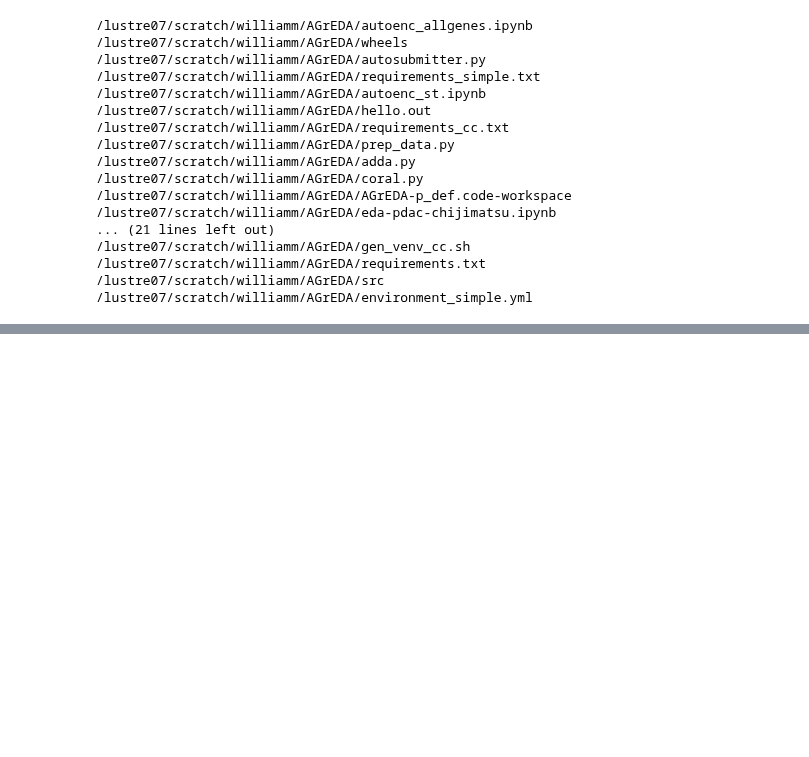
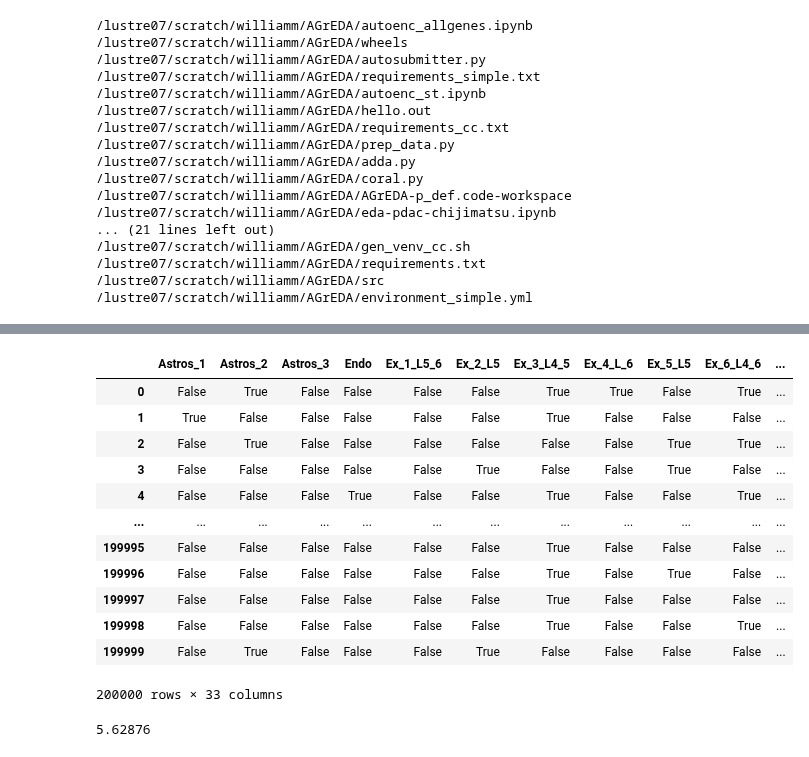
Before and after one commit to williamrobotma/AGrEDA, a Jupyter notebook: scratch.ipynb, the cells around one changed output, grey strips where cells are left out. Cells and saved outputs as stored; diff of their text form; code cells hidden in the pictures; blank space fills up the shorter version.

```diff
--- a/scratch.ipynb
+++ b/scratch.ipynb
@@ -544,0 +654,23 @@ for name in glob.iglob("/lustre07/scratch/williamm/AGrEDA/*"):
+# %%
+labs_stds = labs_df.std(axis="columns")
+# %%
+labs_high_val = labs_df.agg(lambda col: col > 1/8 - labs_stds, axis=0)
+labs_high_val
+# %% [output]
+|  | Astros_1 | Astros_2 | Astros_3 | Endo | Ex_1_L5_6 | Ex_2_L5 | Ex_3_L4_5 | Ex_4_L_6 | Ex_5_L5 | Ex_6_L4_6 | ... |
+| 0 | False | True | False | False | False | False | True | True | False | True | ... |
+| 1 | True | False | False | False | False | False | True | False | False | False | ... |
+| 2 | False | True | False | False | False | False | False | False | True | True | ... |
+| 3 | False | False | False | False | False | True | False | False | True | False | ... |
+| 4 | False | False | False | True | False | False | True | False | False | True | ... |
+| ... | ... | ... | ... | ... | ... | ... | ... | ... | ... | ... | ... |
+| 199995 | False | False | False | False | False | False | True | False | False | False | ... |
+| 199996 | False | False | False | False | False | False | True | False | True | False | ... |
+| 199997 | False | False | False | False | False | False | True | False | False | False | ... |
+| 199998 | False | False | False | False | False | False | True | False | False | True | ... |
+| 199999 | False | True | False | False | False | True | False | False | False | False | ... |
+200000 rows × 33 columns
+# %%
+labs_high_val.sum(axis=1).mean()
+# %% [output]
+5.62876
```
Also changed, not shown: parts of 8 cells of this notebook, 12 other files.
